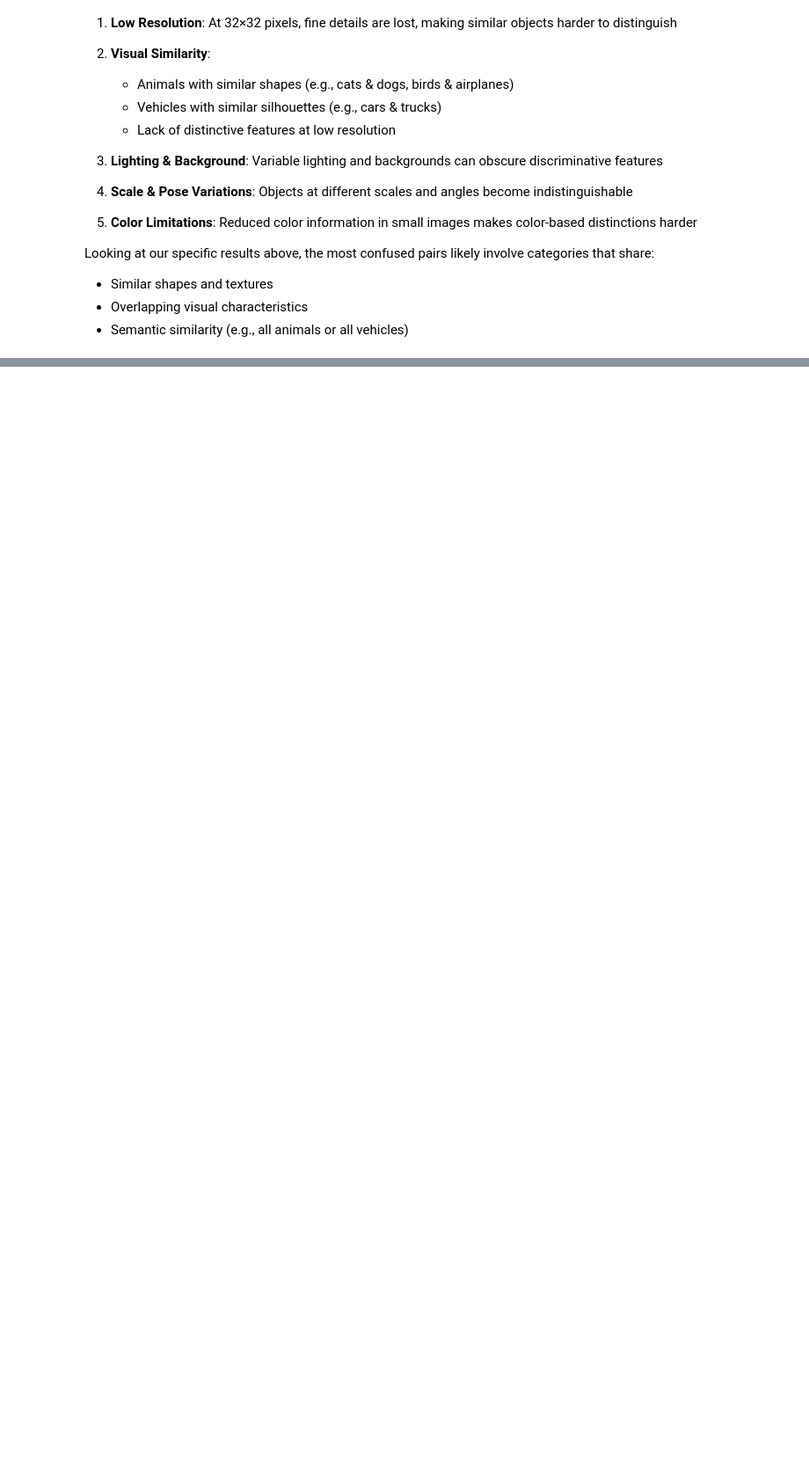
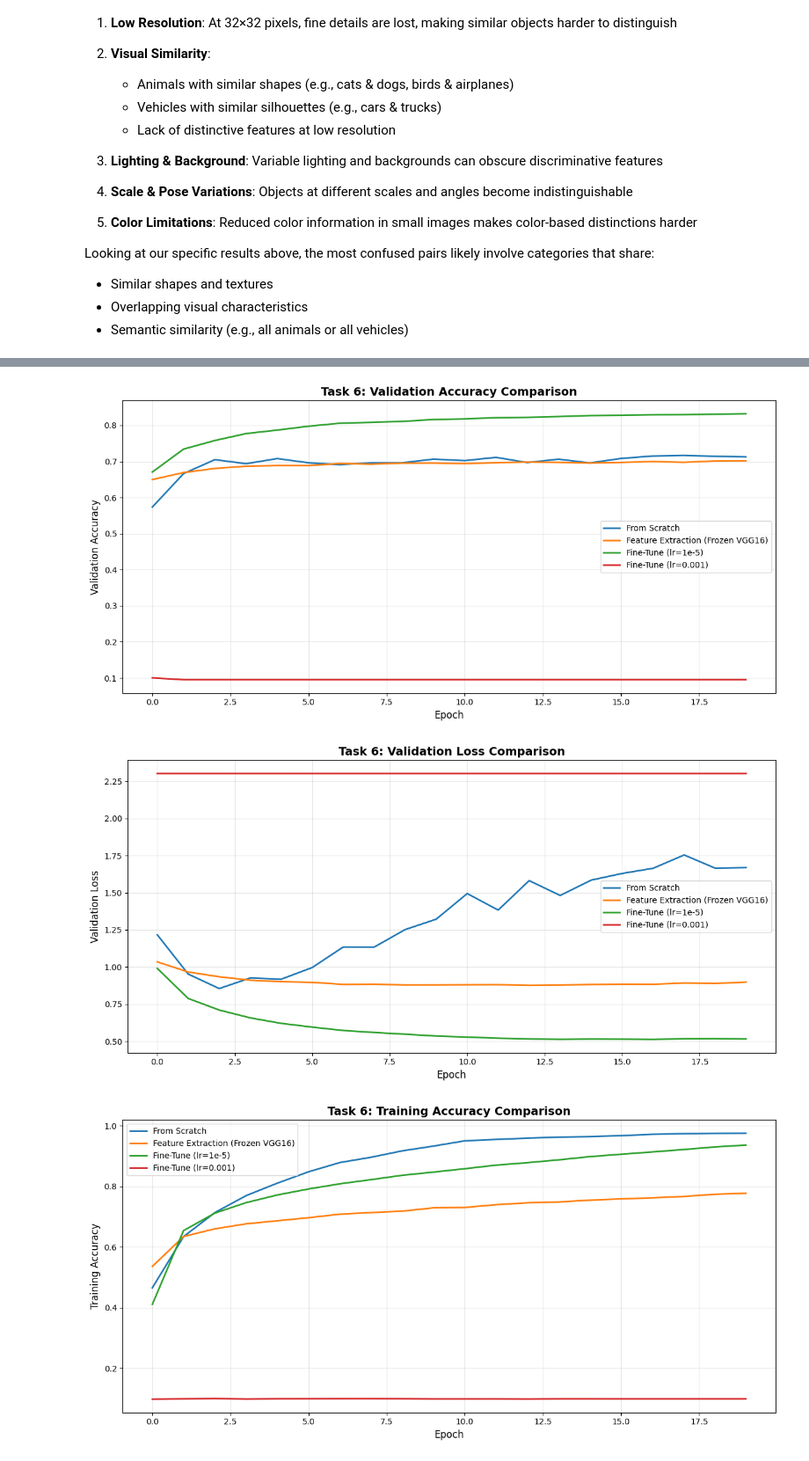
Before and after one commit to Mohamed-Ehab-Sabry/cifar10-cnn-classifier, a Jupyter notebook: best_model.ipynb, the cells around one changed output, grey strips where cells are left out. Shown at 88% size. Drawn from its saved outputs; the diff is of its cells as text; code cells hidden in the pictures; blank space fills up the shorter version.

```diff
--- a/best_model.ipynb
+++ b/best_model.ipynb
@@ -495,0 +526,14 @@ Looking at our specific results above, the most confused pairs likely involve ca
+# %%
+# ===== STEP 1: RESIZE DATA FOR VGG16 =====
+# VGG16 requires minimum 48x48 input (CIFAR-10 is 32x32)
+
+print("Resizing CIFAR-10 images from 32×32 to 48×48 for VGG16...")
+x_train_resized = tf.image.resize(x_train_standardized, (48, 48)).numpy()
+x_val_resized = tf.image.resize(x_val_standardized, (48, 48)).numpy()
+x_test_resized = tf.image.resize(x_test_standardized, (48, 48)).numpy()
+
+print(f"Resized shapes:")
+print(f"  x_train_resized: {x_train_resized.shape}")
+print(f"  x_val_resized: {x_val_resized.shape}")
+print(f"  x_test_resized: {x_test_resized.shape}")
+print(f"  Pixel range: [{x_train_resized.min():.2f}, {x_train_resized.max():.2f}]")
@@ -495,0 +877,48 @@ Looking at our specific results above, the most confused pairs likely involve ca
+# %%
+# ===== COMPARISON PLOTS =====
+
+# Plot 1: Validation Accuracy Comparison
+plt.figure(figsize=(12, 6))
+plt.plot(history1_scratch.history['val_accuracy'], label='From Scratch', linewidth=2)
+plt.plot(history2_frozen.history['val_accuracy'], label='Feature Extraction (Frozen VGG16)', linewidth=2)
+plt.plot(history3_finetune_low.history['val_accuracy'], label='Fine-Tune (lr=1e-5)', linewidth=2)
+plt.plot(history4_finetune_high.history['val_accuracy'], label='Fine-Tune (lr=0.001)', linewidth=2)
+plt.xlabel('Epoch', fontsize=12)
+plt.ylabel('Validation Accuracy', fontsize=12)
+plt.title('Task 6: Validation Accuracy Comparison', fontsize=14, fontweight='bold')
+plt.legend(fontsize=10)
+plt.grid(True, alpha=0.3)
+plt.tight_layout()
+plt.show()
+
+# Plot 2: Validation Loss Comparison
+plt.figure(figsize=(12, 6))
+plt.plot(history1_scratch.history['val_loss'], label='From Scratch', linewidth=2)
+plt.plot(history2_frozen.history['val_loss'], label='Feature Extraction (Frozen VGG16)', linewidth=2)
+plt.plot(history3_finetune_low.history['val_loss'], label='Fine-Tune (lr=1e-5)', linewidth=2)
+plt.plot(history4_finetune_high.history['val_loss'], label='Fine-Tune (lr=0.001)', linewidth=2)
+plt.xlabel('Epoch', fontsize=12)
+plt.ylabel('Validation Loss', fontsize=12)
+plt.title('Task 6: Validation Loss Comparison', fontsize=14, fontweight='bold')
+plt.legend(fontsize=10)
+plt.grid(True, alpha=0.3)
+plt.tight_layout()
+plt.show()
+
+# Plot 3: Training Accuracy Comparison
+plt.figure(figsize=(12, 6))
+plt.plot(history1_scratch.history['accuracy'], label='From Scratch', linewidth=2)
+plt.plot(history2_frozen.history['accuracy'], label='Feature Extraction (Frozen VGG16)', linewidth=2)
+plt.plot(history3_finetune_low.history['accuracy'], label='Fine-Tune (lr=1e-5)', linewidth=2)
+plt.plot(history4_finetune_high.history['accuracy'], label='Fine-Tune (lr=0.001)', linewidth=2)
+plt.xlabel('Epoch', fontsize=12)
+plt.ylabel('Training Accuracy', fontsize=12)
+plt.title('Task 6: Training Accuracy Comparison', fontsize=14, fontweight='bold')
+plt.legend(fontsize=10)
+plt.grid(True, alpha=0.3)
+plt.tight_layout()
+plt.show()
+# %% [output]
+[figure, added]
+[figure, added]
+[figure, added]
```
Also changed, not shown: parts of 19 cells of this notebook.
